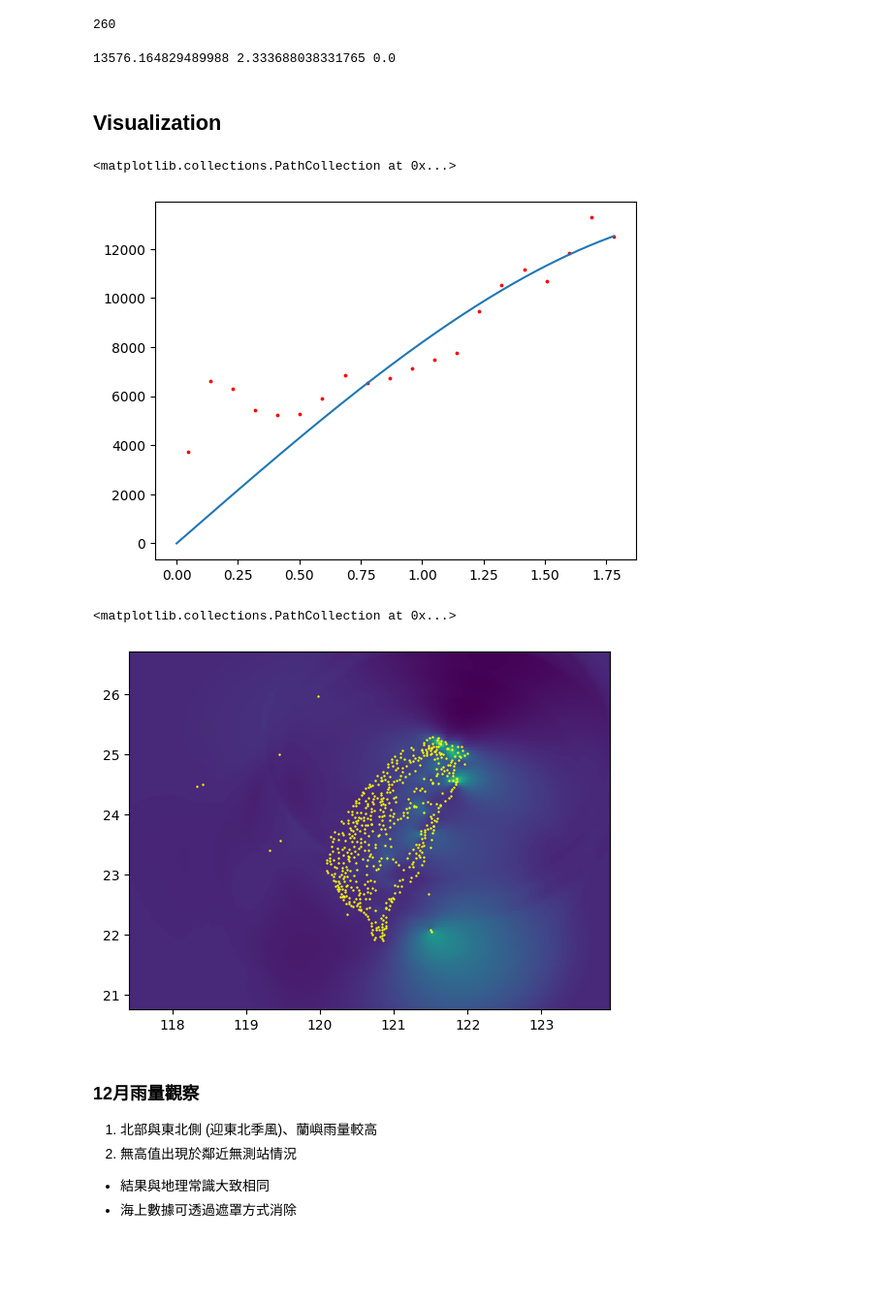
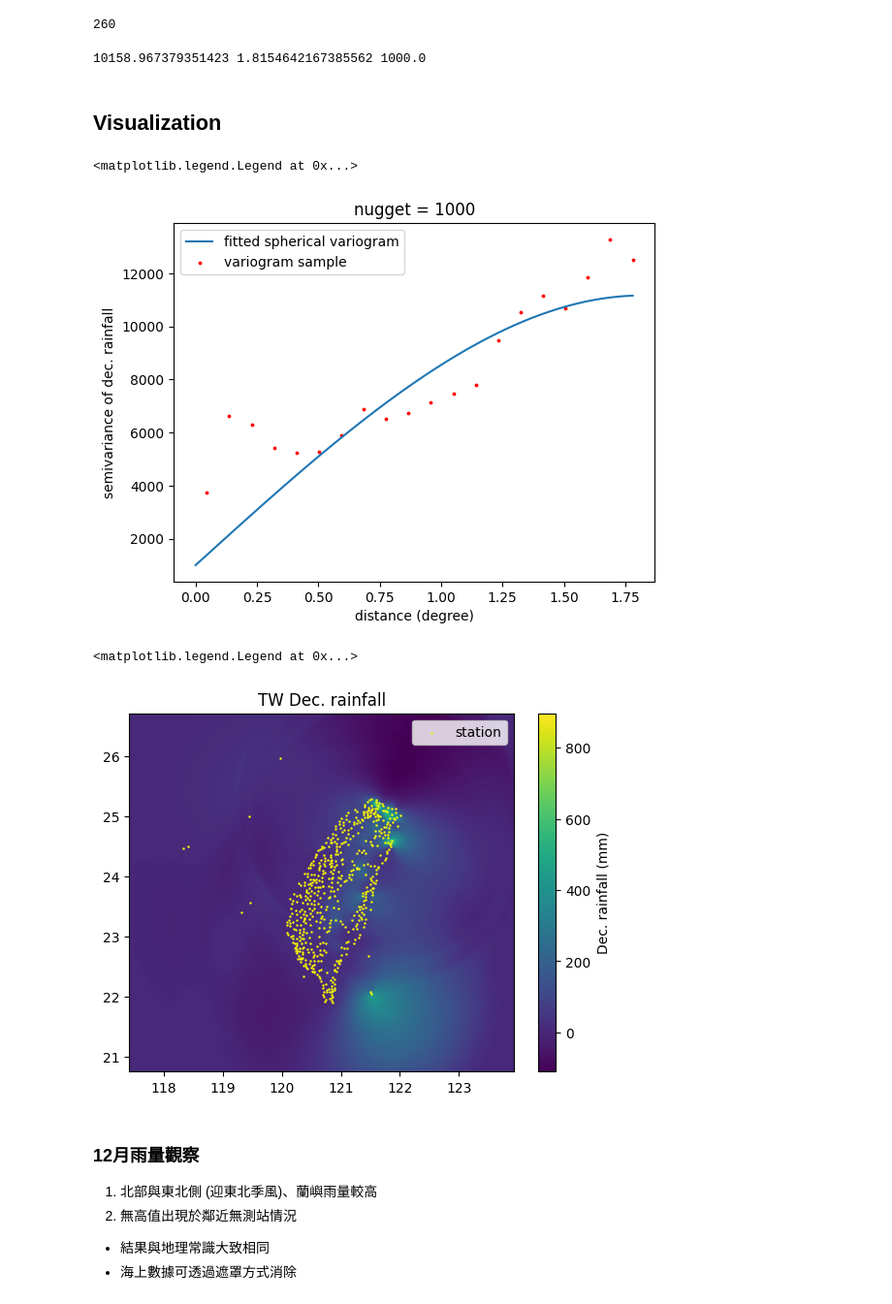
Before and after one commit to ricki0313/rainfall_practice, a Jupyter notebook: 2_rainfall_month/rainfall_month.ipynb, the cells around one changed output. Shown at 97% size. Drawn from its saved outputs; the diff is of its cells as text; code cells hidden in the pictures; blank space fills up the shorter version.

```diff
--- a/2_rainfall_month/rainfall_month.ipynb
+++ b/2_rainfall_month/rainfall_month.ipynb
@@ -159,11 +159,12 @@ bin_center, gamma = gs.vario_estimate((x, y), z_res)
 # initialize Spherical variogram model unknown parameter
 sill_0 = np.nanvar(z_res)
 range_0 = 0.25 * (bin_center.max() - bin_center.min())
-nug_0 = 0.0
+nug_0 = 1000
 
 model = gs.Spherical(dim=2, var = sill_0, len_scale = range_0, nugget = nug_0)
 
 # train model (LSE)
+np.random.seed(123)
 model.fit_variogram(bin_center, gamma, nugget=False, max_eval=20000)
 
 # compute
@@ -185,25 +186,36 @@ range_opt = model.len_scale
 nug_opt = model.nugget
 print(sill_opt, range_opt, nug_opt)
 # %% [output]
-13576.164829489988 2.333688038331765 0.0
+10158.967379351423 1.8154642167385562 1000.0
 # %% [markdown]
 ## Visualization
 # %%
 plt.figure()
 h = np.linspace(0, bin_center.max(), 200)
 gamma_fit = model.variogram(h)
 plt.plot(h, gamma_fit)
 plt.scatter(bin_center, gamma, c="red", s=3)
+
+plt.title("nugget = 1000")
+plt.xlabel("distance (degree)")
+plt.ylabel("semivariance of dec. rainfall")
+plt.legend(["fitted spherical variogram", "variogram sample"])
 # %% [output]
-<matplotlib.collections.PathCollection at 0x...>
+<matplotlib.legend.Legend at 0x...>
-[figure, old version]
+[figure, new version]
 # %%
 plt.figure()
-plt.pcolormesh(grid_lon, grid_lat, z_grid_2d)
+plt.title("TW Dec. rainfall")
+
+pcm = plt.pcolormesh(grid_lon, grid_lat, z_grid_2d)
+cbar = plt.colorbar(pcm)
+cbar.set_label("Dec. rainfall (mm)")
+
 plt.scatter(x , y, s=0.5, c="yellow")
+plt.legend(["station"])
 # %% [output]
-<matplotlib.collections.PathCollection at 0x...>
+<matplotlib.legend.Legend at 0x...>
-[figure, old version]
+[figure, new version]
 # %% [markdown]
 ### 12月雨量觀察
 1. 北部與東北側 (迎東北季風)、蘭嶼雨量較高
```
Also changed, not shown: 6 other files.
